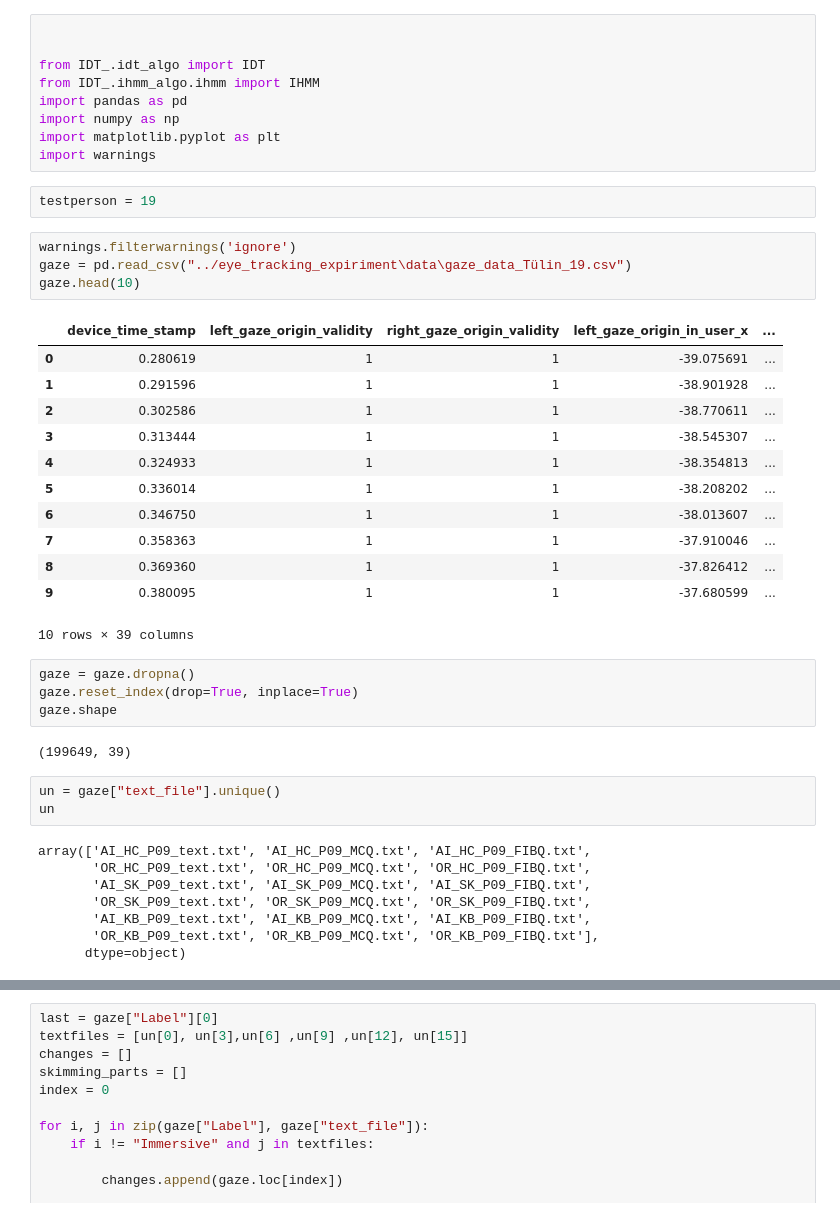
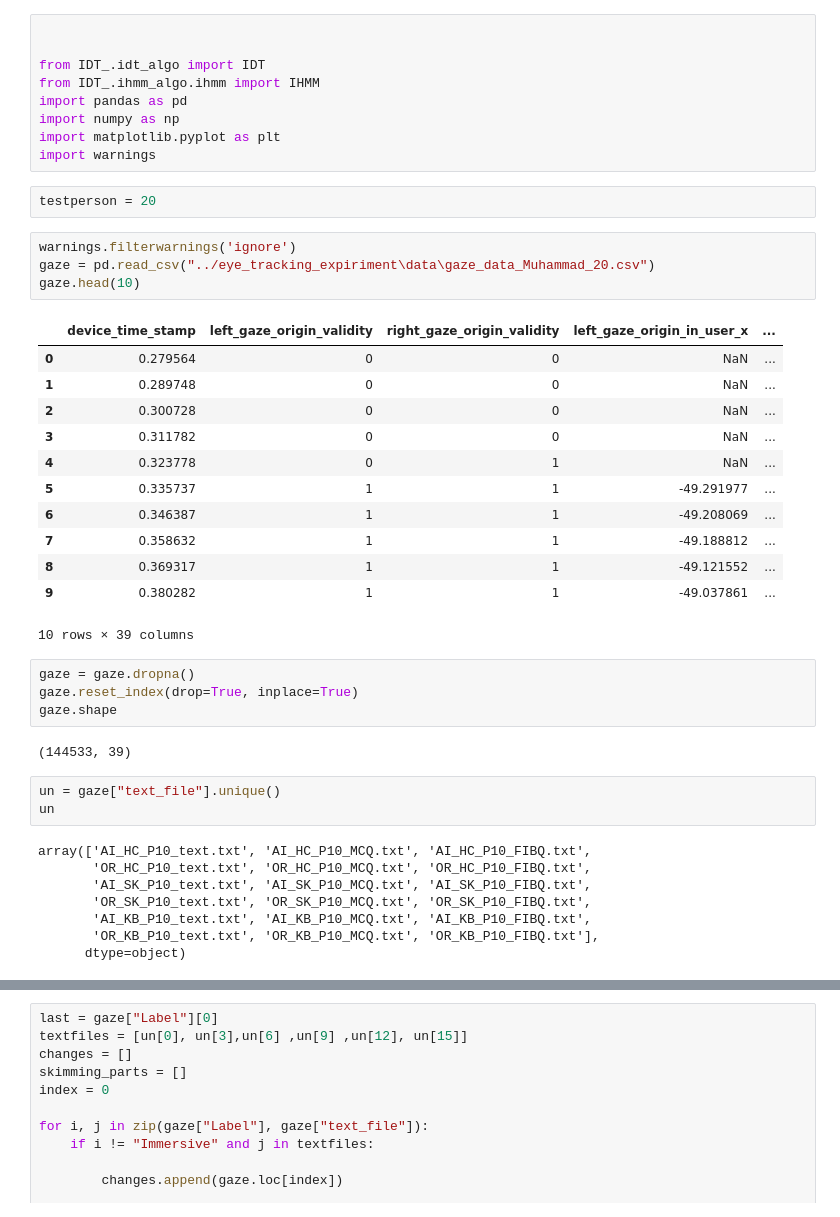
Before and after one commit to slayervictor/Fagpakkeprojekt-Eyes-Modelling, a Jupyter notebook: eye_tracking_expiriment/data_extraction.ipynb, the cells around one changed output, grey strips where cells are left out. Cells and saved outputs as stored; diff of their text form.

```diff
--- a/eye_tracking_expiriment/data_extraction.ipynb
+++ b/eye_tracking_expiriment/data_extraction.ipynb
@@ -8,40 +8,40 @@ import numpy as np
 import matplotlib.pyplot as plt
 import warnings
 # %%
-testperson = 19
+testperson = 20
 # %%
 warnings.filterwarnings('ignore')
-gaze = pd.read_csv("../eye_tracking_expiriment\data\gaze_data_Tülin_19.csv")
+gaze = pd.read_csv("../eye_tracking_expiriment\data\gaze_data_Muhammad_20.csv")
 gaze.head(10)
 # %% [output]
 |  | device_time_stamp | left_gaze_origin_validity | right_gaze_origin_validity | left_gaze_origin_in_user_x | ... |
-| 0 | 0.280619 | 1 | 1 | -39.075691 | ... |
-| 1 | 0.291596 | 1 | 1 | -38.901928 | ... |
-| 2 | 0.302586 | 1 | 1 | -38.770611 | ... |
-| 3 | 0.313444 | 1 | 1 | -38.545307 | ... |
-| 4 | 0.324933 | 1 | 1 | -38.354813 | ... |
-| 5 | 0.336014 | 1 | 1 | -38.208202 | ... |
-| 6 | 0.346750 | 1 | 1 | -38.013607 | ... |
-| 7 | 0.358363 | 1 | 1 | -37.910046 | ... |
-| 8 | 0.369360 | 1 | 1 | -37.826412 | ... |
-| 9 | 0.380095 | 1 | 1 | -37.680599 | ... |
+| 0 | 0.279564 | 0 | 0 | NaN | ... |
+| 1 | 0.289748 | 0 | 0 | NaN | ... |
+| 2 | 0.300728 | 0 | 0 | NaN | ... |
+| 3 | 0.311782 | 0 | 0 | NaN | ... |
+| 4 | 0.323778 | 0 | 1 | NaN | ... |
+| 5 | 0.335737 | 1 | 1 | -49.291977 | ... |
+| 6 | 0.346387 | 1 | 1 | -49.208069 | ... |
+| 7 | 0.358632 | 1 | 1 | -49.188812 | ... |
+| 8 | 0.369317 | 1 | 1 | -49.121552 | ... |
+| 9 | 0.380282 | 1 | 1 | -49.037861 | ... |
 10 rows × 39 columns
 # %%
 gaze = gaze.dropna()
 gaze.reset_index(drop=True, inplace=True)
 gaze.shape
 # %% [output]
-(199649, 39)
+(144533, 39)
 # %%
 un = gaze["text_file"].unique()
 un
 # %% [output]
-array(['AI_HC_P09_text.txt', 'AI_HC_P09_MCQ.txt', 'AI_HC_P09_FIBQ.txt',
-       'OR_HC_P09_text.txt', 'OR_HC_P09_MCQ.txt', 'OR_HC_P09_FIBQ.txt',
-       'AI_SK_P09_text.txt', 'AI_SK_P09_MCQ.txt', 'AI_SK_P09_FIBQ.txt',
-       'OR_SK_P09_text.txt', 'OR_SK_P09_MCQ.txt', 'OR_SK_P09_FIBQ.txt',
-       'AI_KB_P09_text.txt', 'AI_KB_P09_MCQ.txt', 'AI_KB_P09_FIBQ.txt',
-       'OR_KB_P09_text.txt', 'OR_KB_P09_MCQ.txt', 'OR_KB_P09_FIBQ.txt'],
+array(['AI_HC_P10_text.txt', 'AI_HC_P10_MCQ.txt', 'AI_HC_P10_FIBQ.txt',
+       'OR_HC_P10_text.txt', 'OR_HC_P10_MCQ.txt', 'OR_HC_P10_FIBQ.txt',
+       'AI_SK_P10_text.txt', 'AI_SK_P10_MCQ.txt', 'AI_SK_P10_FIBQ.txt',
+       'OR_SK_P10_text.txt', 'OR_SK_P10_MCQ.txt', 'OR_SK_P10_FIBQ.txt',
+       'AI_KB_P10_text.txt', 'AI_KB_P10_MCQ.txt', 'AI_KB_P10_FIBQ.txt',
+       'OR_KB_P10_text.txt', 'OR_KB_P10_MCQ.txt', 'OR_KB_P10_FIBQ.txt'],
       dtype=object)
 # %%
 im_HC_AI = gaze[(gaze["Label"] == "Immersive") & (gaze["text_file"] == un[0])]
```
Also changed, not shown: parts of 11 cells of this notebook, 6 other files.
